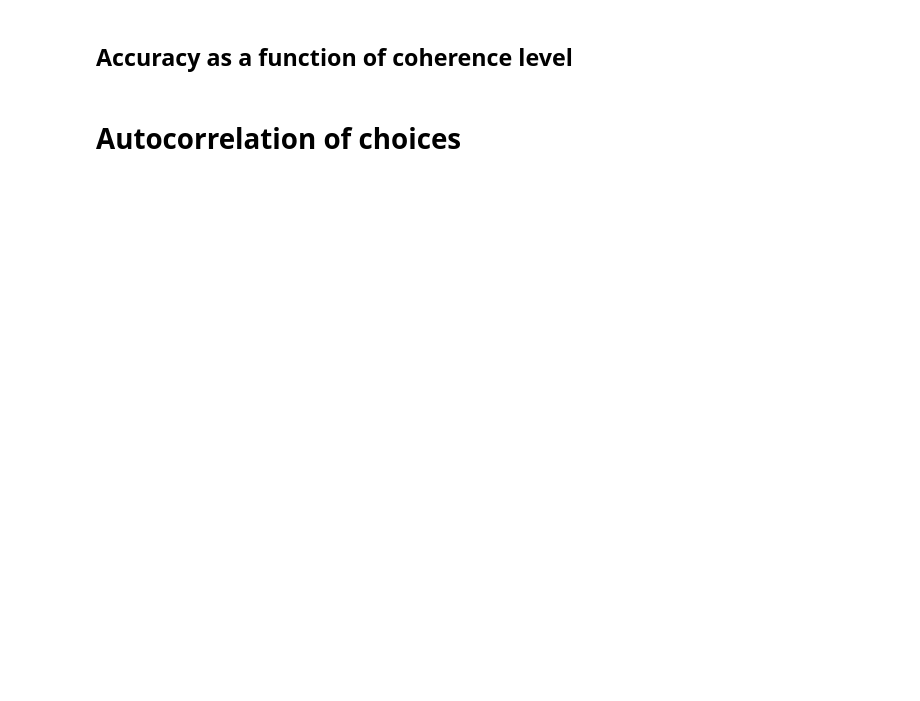
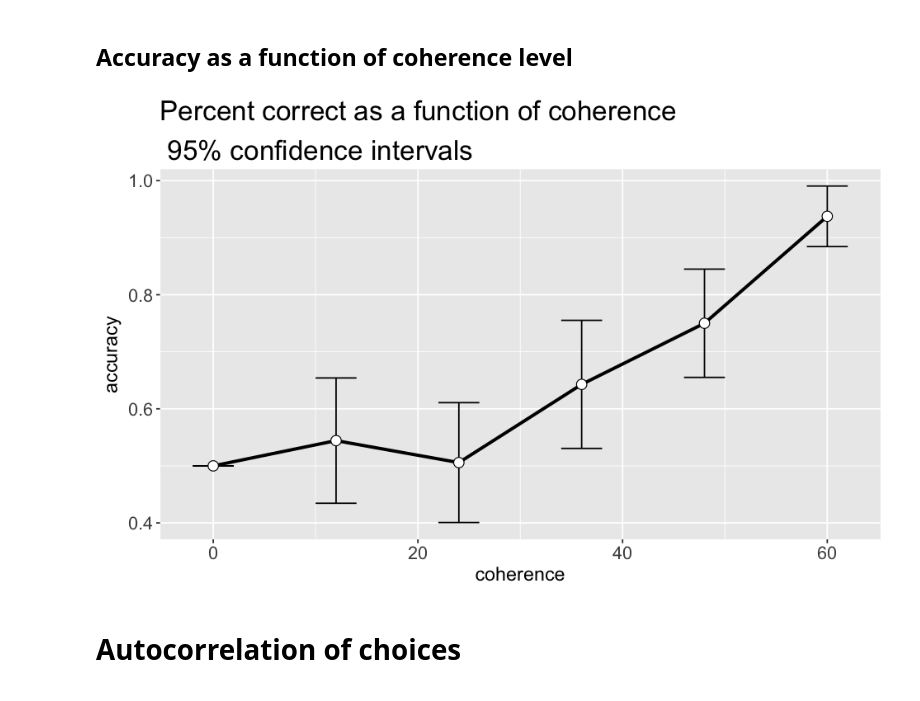
Before and after one commit to TheGoldLab/Analysis_SingleCP_DotsReversal, a Jupyter notebook: Jupyter/pilot11.ipynb, the cells around one changed output. Saved outputs shown, nothing was run; the diff lists cells and outputs as text; code cells hidden in the pictures; blank space fills up the shorter version.

```diff
--- a/Jupyter/pilot11.ipynb
+++ b/Jupyter/pilot11.ipynb
@@ -918,31 +966,33 @@ ggplot(accDuration, aes(x=viewingDuration, y=accuracy, colour=presenceCP, group=
 ## Accuracy as a function of coherence level
 # %%
 # first get marginal frequencies
-accCoh <- TRIALS[,.(freq = .N, correct = sum(correct)), by=coherence]
+accCoh <- TRIALS[!is.na(validTrialCount),.(freq = .N, correct = sum(correct)), by=coherence]
 
 # then add the accuracy column
 accCoh[,accuracy := correct/freq]
 accCoh[,se := sqrt(accuracy * (1-accuracy)/ freq)]
 # deal with coh=0 artificially
 accCoh[coherence==0, accuracy:=0.5]
 accCoh[coherence==0, se:=0]
 
 # control output figure size
 options(repr.plot.width=8, repr.plot.height=5)
 
 # pd <- position_dodge(0)
 ggplot(accCoh, aes(x=coherence, y=accuracy)) +
     geom_errorbar(aes(ymin=accuracy-z*se, ymax=accuracy+z*se), width=ERROR_WIDTH) +
     geom_line(size=.8*LINE_WIDTH) +
     geom_point(size=1.6*POINT_SIZE, fill="white", shape=21) +
-    ggtitle("Percent correct as a 11:00amfunction of coherence\n 95% confidence intervals") +
+    ggtitle("Percent correct as a function of coherence\n 95% confidence intervals") +
     theme(plot.title=element_text(size=20, lineheight=1.2),  # title
             plot.subtitle=element_text(size=15, family="American Typewriter"),  # subtitle
             plot.caption=element_text(size=15),  # caption
             axis.title.x=element_text(size=AXES_LABEL_FONT),  # X axis title
             axis.title.y=element_text(size=AXES_LABEL_FONT),  # Y axis title
             axis.text.x=element_text(size=AXES_FONT),  # X axis text
             axis.text.y=element_text(size=AXES_FONT))  # Y axis text
+# %% [output]
+[figure, added]
 # %% [markdown]
 # Autocorrelation of choices
 <a id='autocorr'></a>
```
Also changed, not shown: parts of 25 cells of this notebook.
